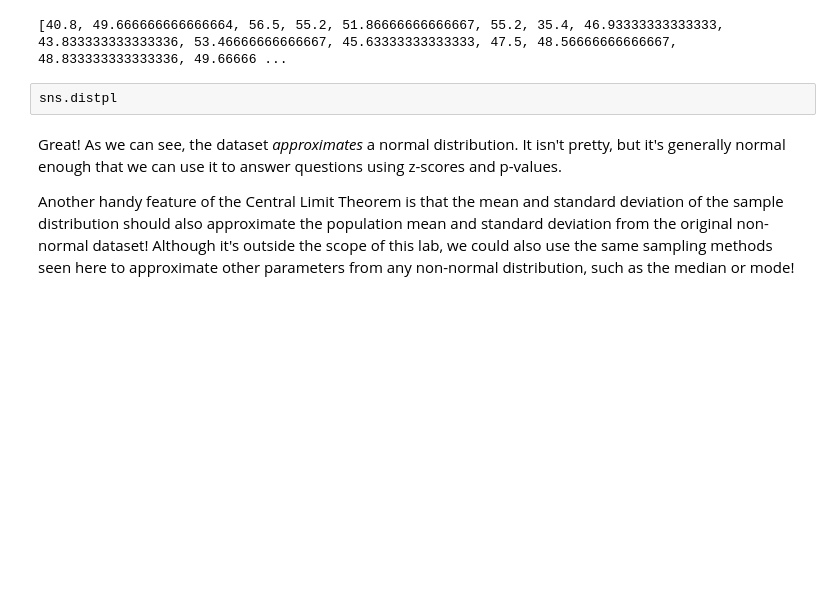
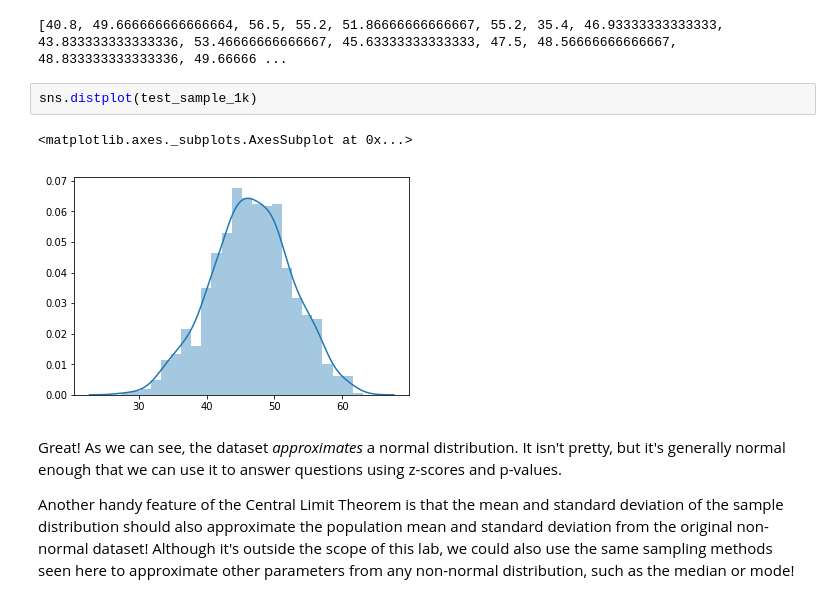
Before and after one commit to lasoya/dsc-2-19-13-central-limit-theorem-lab-nyc-ds-career-031119, a Jupyter notebook: index.ipynb, the cells around one changed output. Cells and saved outputs as stored; diff of their text form; blank space fills up the shorter version.

```diff
--- a/index.ipynb
+++ b/index.ipynb
@@ -145,8 +145,11 @@ test_sample_1k = create_sample_distribution(series, dist_size=1000, n=30)
 print(test_sample_1k)
 # %% [output]
 [40.8, 49.666666666666664, 56.5, 55.2, 51.86666666666667, 55.2, 35.4, 46.93333333333333, 43.833333333333336, 53.46666666666667, 45.63333333333333, 47.5, 48.56666666666667, 48.833333333333336, 49.66666 ...
-# %%
-sns.distpl
+# %%
+sns.distplot(test_sample_1k)
+# %% [output]
+<matplotlib.axes._subplots.AxesSubplot at 0x...>
+[figure, added]
 # %% [markdown]
 Great! As we can see, the dataset _approximates_ a normal distribution. It isn't pretty, but it's generally normal enough that we can use it to answer questions using z-scores and p-values.
 
```
